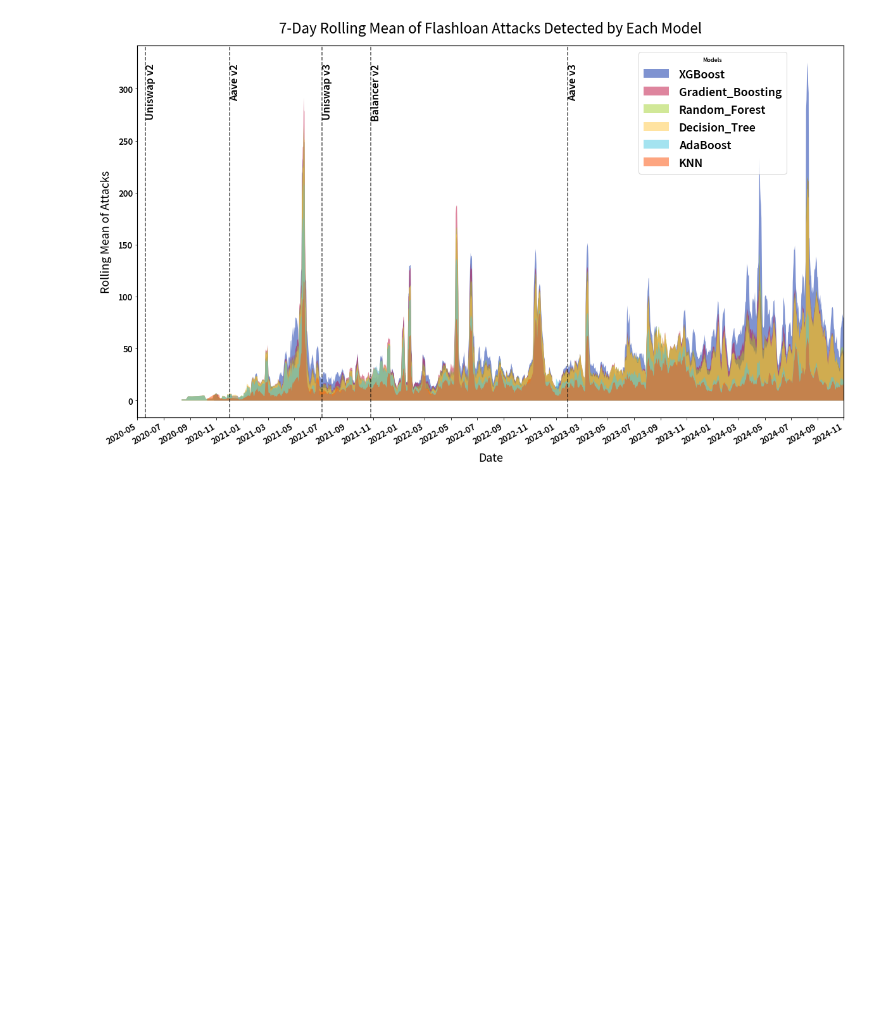
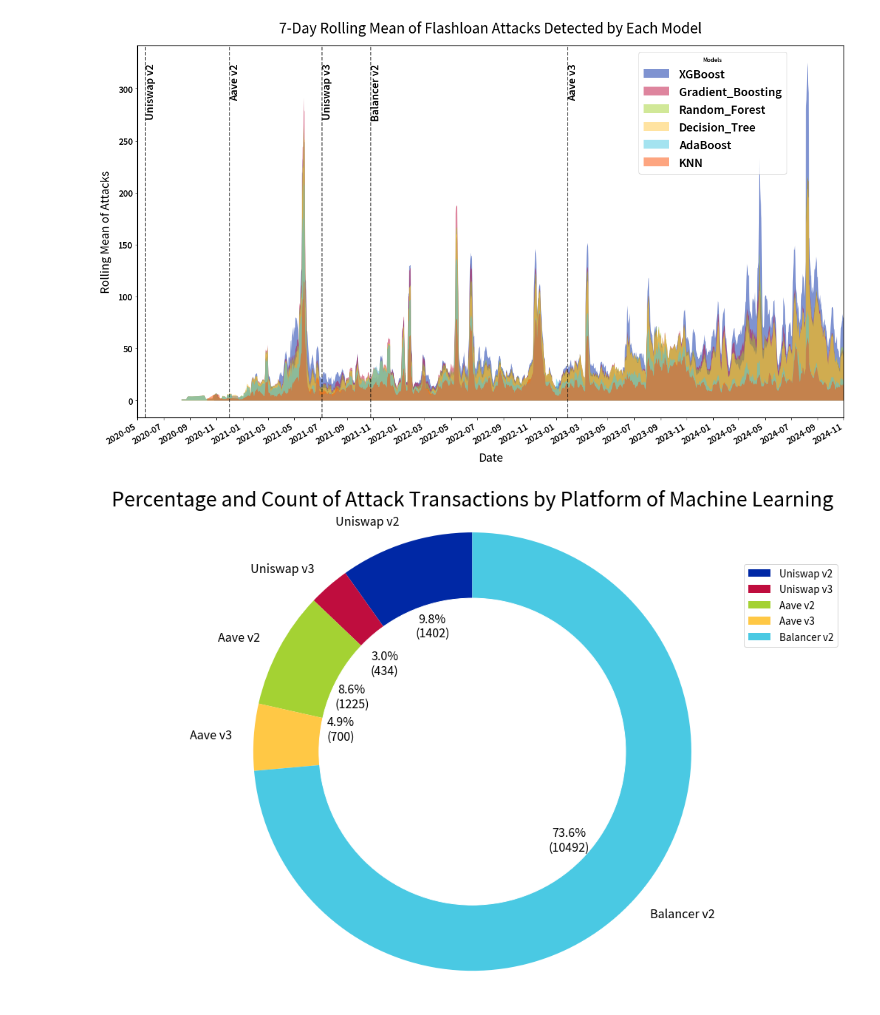
Before and after one commit to Guanda24/flashloan_attack_detection, a Jupyter notebook: Plot.ipynb, the cells around one changed output. Drawn from its saved outputs; the diff is of its cells as text; code cells hidden in the pictures; blank space fills up the shorter version.

```diff
--- a/Plot.ipynb
+++ b/Plot.ipynb
@@ -800,3 +800,55 @@ fig.savefig('/home/user/gzhao/Thesis/result/daily_flashloan_attacks_by_models.pd
 plt.show()
 # %% [output]
 [figure]
+# %%
+df = pd.read_csv('Models/unlabeled_all_attack_data.csv')
+df['date'] = pd.to_datetime(df['date'])
+
+filtered_df = df[df['All_Attack'] == True]
+
+platform_counts = filtered_df['platform'].value_counts()
+platform_counts = platform_counts.reindex(['Uniswap v2', 'Uniswap v3', 'Aave v2', 'Aave v3', 'Balancer v2'])
+
+def autopct_format(pct, all_values):
+    total = sum(all_values)
+    absolute = int(pct / 100. * total)
+    return "{:.1f}%\n({:d})".format(pct, absolute)
+
+
+fig, ax = plt.subplots(figsize=(18, 12))
+
+wedges, texts, autotexts = ax.pie(
+    platform_counts,
+    labels=platform_counts.index,
+    autopct=lambda pct: autopct_format(pct, platform_counts),
+    startangle=90,
+    wedgeprops={'width': 0.4},
+    textprops={'fontsize': 18},
+)
+
+
+center_circle = plt.Circle((0, 0), 0.70, color='white')
+ax.add_artist(center_circle)
+
+for i, text in enumerate(autotexts):
+    if platform_counts.index[i] == 'Aave v2':
+        text.set_position((-0.55, 0.25))
+    if platform_counts.index[i] == 'Aave v3':
+        text.set_position((-0.6, 0.1))
+    if platform_counts.index[i] == 'Uniswap v3':
+        text.set_position((-0.4, 0.4))
+
+
+ax.axis('equal')
+
+ax.legend(
+    loc='upper right',
+    fontsize=15,
+    bbox_to_anchor=(1, 0.9)
+)
+
+ax.set_title('Percentage and Count of Attack Transactions by Platform of Machine Learning', fontsize=30)
+fig.savefig('/home/user/gzhao/Thesis/result/Donut_chart_Attack_Transaction_Distribution_Machine_Learning.pdf', facecolor='white', transparent=False)
+plt.show()
+# %% [output]
+[figure, added]
```
Also changed, not shown: parts of 3 cells of this notebook.
